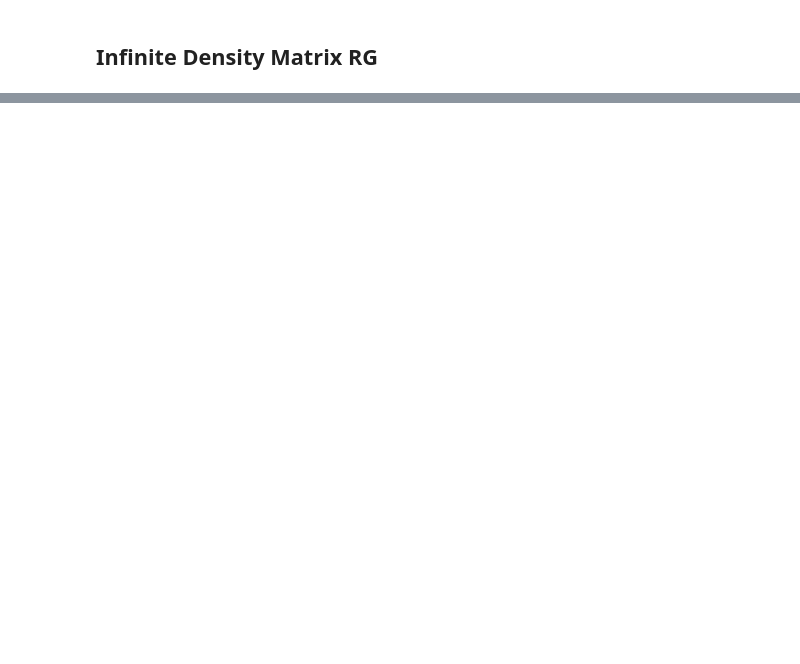
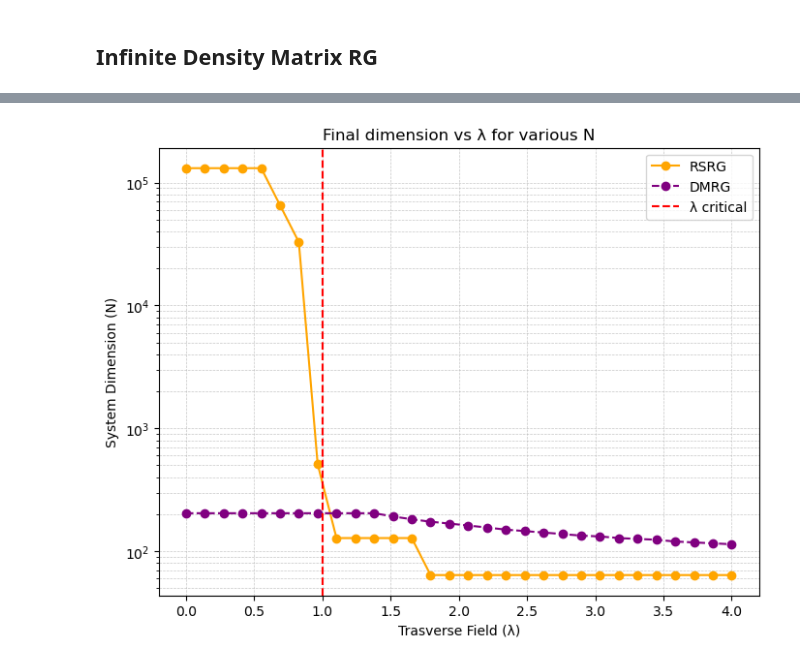
Before and after one commit to pietromalagoli/QIC, a Jupyter notebook: hw/hw8/Ex8_Malagoli.ipynb, the cells around one changed output, grey strips where cells are left out. Saved outputs shown, nothing was run; the diff lists cells and outputs as text; code cells hidden in the pictures; blank space fills up the shorter version.

```diff
--- a/hw/hw8/Ex8_Malagoli.ipynb
+++ b/hw/hw8/Ex8_Malagoli.ipynb
@@ -403,0 +143,14 @@ def update_hamiltonian(l_values, m_max, threshold, max_iter=100):
+# %%
+# Parameters
+N = 2
+l_values = np.linspace(0, 4, 30)
+tau = 1e-5
+max_iter = 100
+
+final_dims = []
+
+for j,lam in enumerate(l_values):
+
+    energy_densities, deltas, it, final_dim = rg.real_space_rg(N=N, m=2**N, tau=tau,lam=lam, max_iterations=max_iter)
+
+    final_dims.append(final_dim)
@@ -403,0 +175,8 @@ def update_hamiltonian(l_values, m_max, threshold, max_iter=100):
+# %%
+# Parameters
+m_init = 2
+m_max = 1
+tau = 1e-5
+max_iter = 100
+
+_, _, _, dims2 = dmrg.update_hamiltonian(l_values, m_init, m_max, tau, max_iter)
@@ -403,0 +201,16 @@ def update_hamiltonian(l_values, m_max, threshold, max_iter=100):
+# %%
+plt.figure(figsize=(8, 6))  # Set the figure size
+
+plt.plot(l_values, final_dims, label='RSRG', marker='o', linestyle='-', color='orange')
+plt.plot(l_values, list(dims2.values()), label='DMRG', marker='o', linestyle='--', color='purple')
+plt.axvline(x=1.0, c='r', label='λ critical', linestyle='--')
+plt.grid(visible=True, which='both', linestyle='--', linewidth=0.5, alpha=0.7)
+plt.legend()
+plt.title('Final dimension vs λ for various N')
+plt.xlabel('Trasverse Field (λ)')
+plt.ylabel('System Dimension (N)')
+plt.yscale('log')
+plt.savefig('Figures/final_dim_vs.png')
+plt.show()
+# %% [output]
+[figure, added]
```
Also changed, not shown: parts of 7 cells of this notebook, 7 other files.
